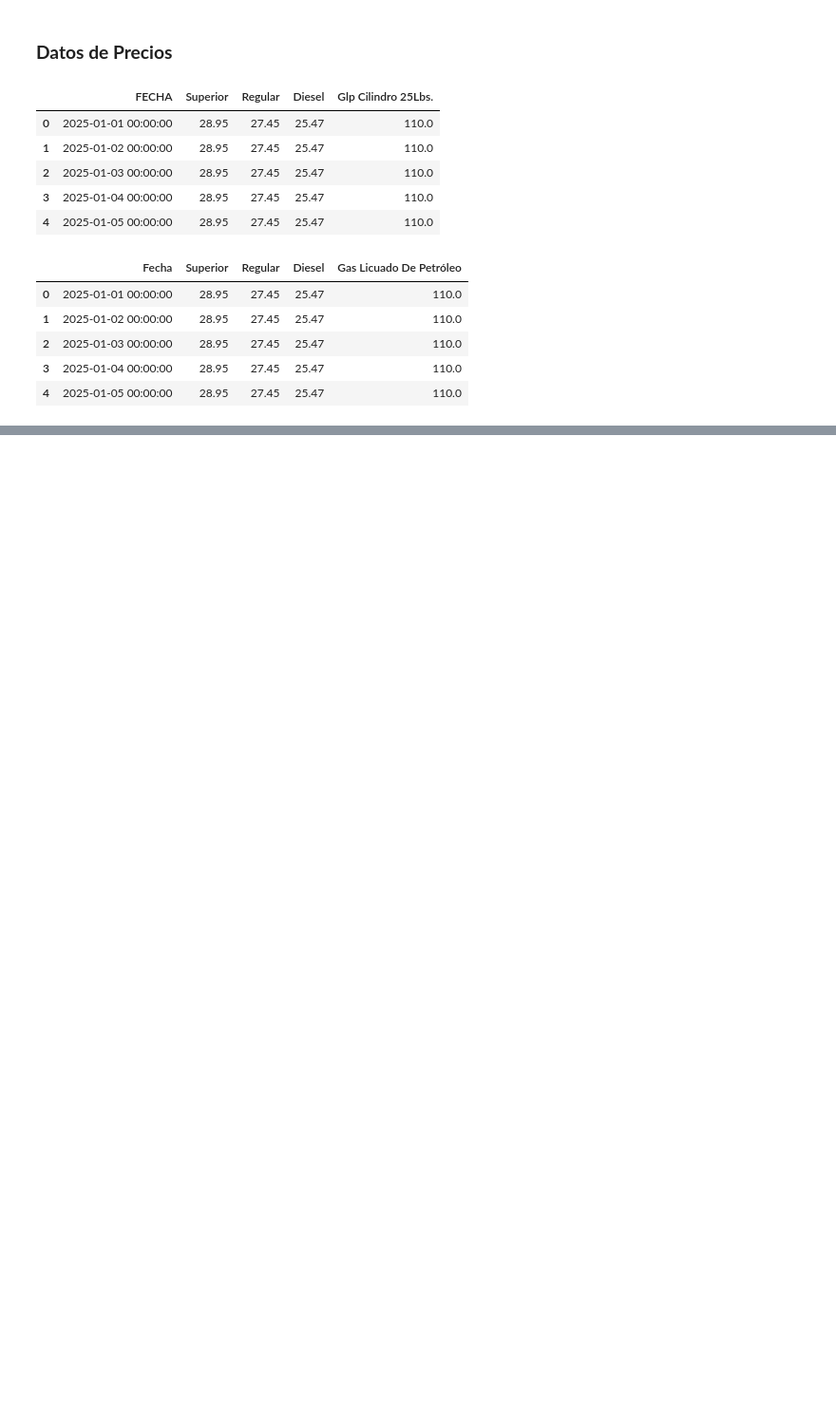
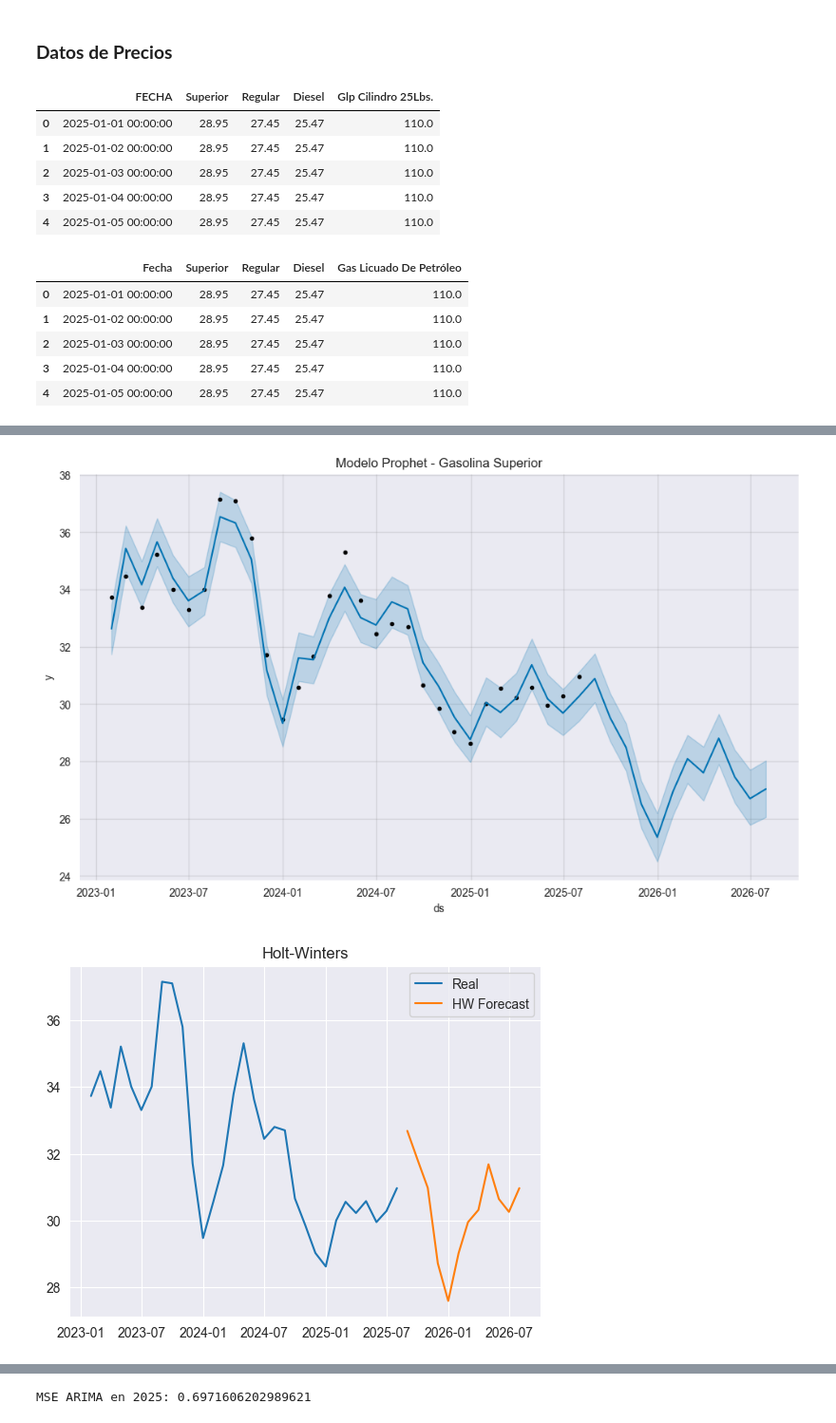
Before and after one commit to JPS4321/Lab1_SeriesDeTiempo, a Jupyter notebook: Series_Precios.ipynb, the cells around one changed output, grey strips where cells are left out. Shown at 95% size. Saved outputs shown, nothing was run; the diff lists cells and outputs as text; code cells hidden in the pictures; blank space fills up the shorter version.

```diff
--- a/Series_Precios.ipynb
+++ b/Series_Precios.ipynb
@@ -48,0 +93,33 @@ df_Precios.set_index("Fecha", inplace=True)
+# %%
+serie_df = serie.reset_index()
+serie_df.columns = ['ds', 'y']
+modelo_prophet = Prophet()
+modelo_prophet.fit(serie_df)
+future = modelo_prophet.make_future_dataframe(periods=12, freq='M')
+forecast = modelo_prophet.predict(future)
+modelo_prophet.plot(forecast)
+plt.title("Modelo Prophet - Gasolina Superior")
+plt.show()
+
+# Holt-Winters
+modelo_hw = ExponentialSmoothing(serie, seasonal='add', seasonal_periods=12).fit()
+serie_pred_hw = modelo_hw.forecast(12)
+plt.plot(serie, label="Real")
+plt.plot(serie_pred_hw, label="HW Forecast")
+plt.legend()
+plt.title("Holt-Winters")
+plt.show()
+
+# Red neuronal (MLP)
+X = np.arange(len(serie)).reshape(-1, 1)
+y = serie.values
+X_train, y_train = X[:-12], y[:-12]
+X_test = X[-12:]
+modelo_mlp = MLPRegressor(hidden_layer_sizes=(100,), max_iter=1000).fit(X_train, y_train)
+pred_mlp = modelo_mlp.predict(X_test)
+plt.plot(serie.index, serie, label="Real")
+plt.plot(serie.index[-12:], pred_mlp, label="MLP Forecast")
+plt.legend()
+plt.title("MLP Regresor")
+plt.show()
+# %% [output]
@@ -48,0 +128,2 @@ df_Precios.set_index("Fecha", inplace=True)
+[figure, added]
+[figure, added]
@@ -48,0 +131,10 @@ df_Precios.set_index("Fecha", inplace=True)
+# %%
+real_2025 = df_mensual.loc["2025-01-31":]
+
+modelo_final = resultados_arima[0]
+pred_arima = modelo_final.forecast(steps=len(real_2025))
+
+mse = mean_squared_error(real_2025['Superior'], pred_arima)
+print("MSE ARIMA en 2025:", mse)
+# %% [output]
+MSE ARIMA en 2025: 0.6971606202989621
```
Also changed, not shown: parts of 7 cells of this notebook.
